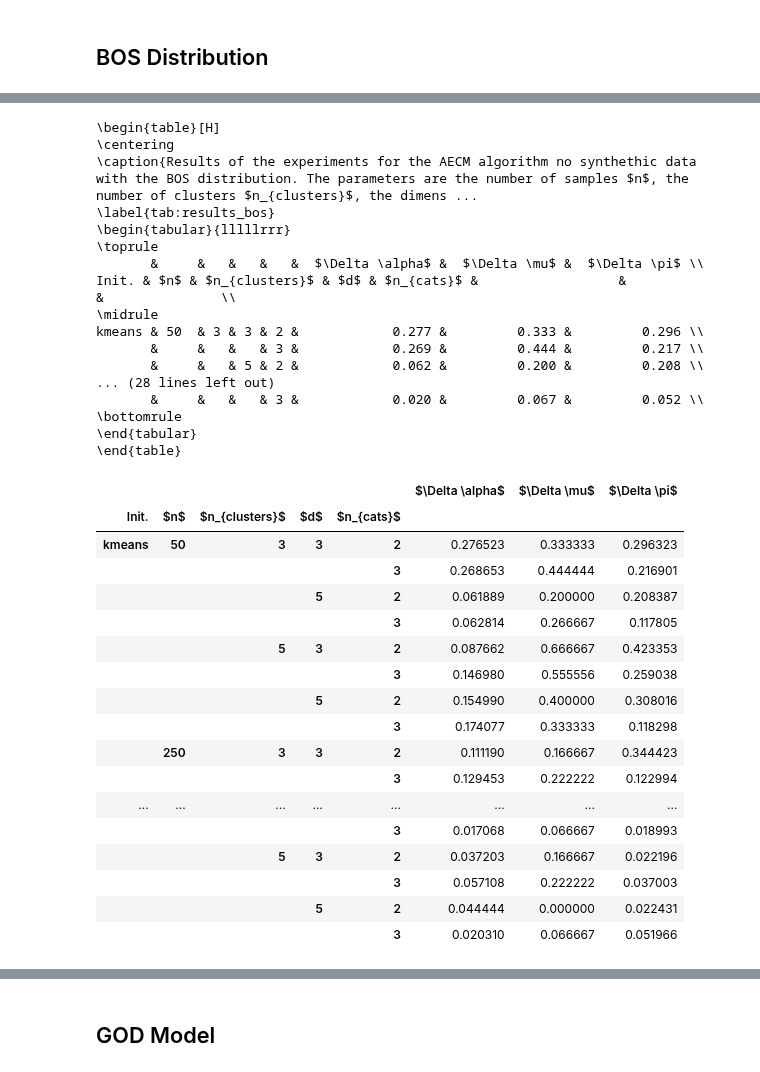
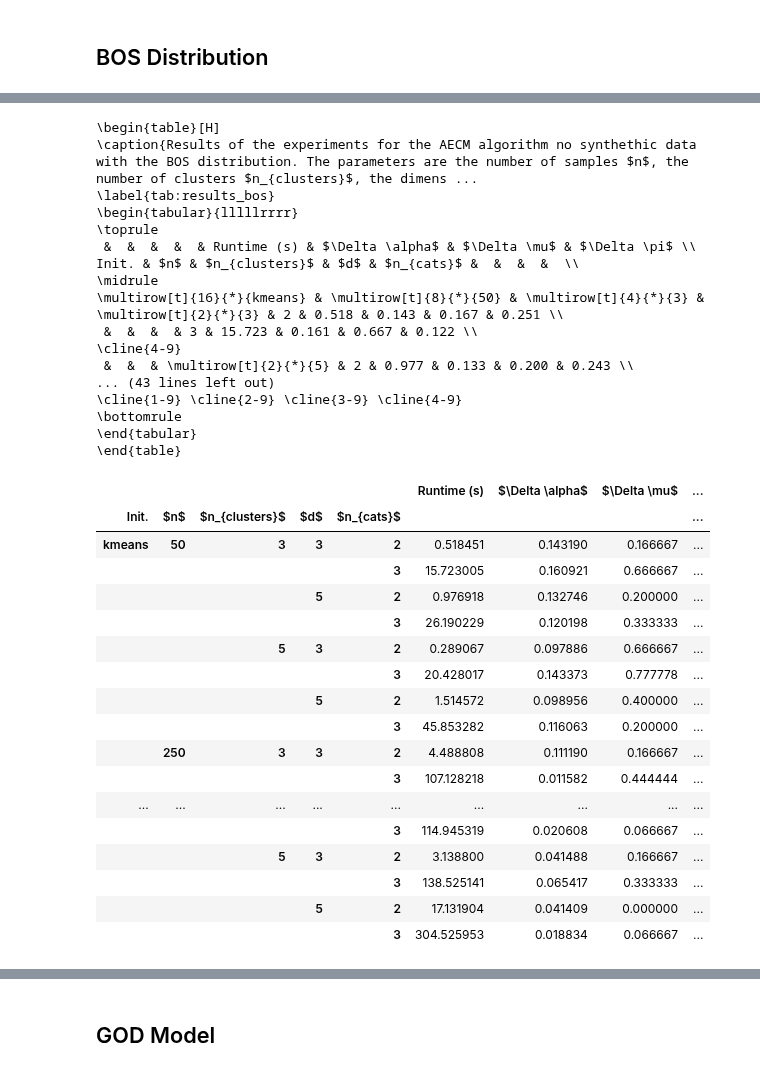
Before and after one commit to Thomick/Ordinal-data-clustering, a Jupyter notebook: notebooks/estimation.ipynb, the cells around one changed output, grey strips where cells are left out. Saved outputs shown, nothing was run; the diff lists cells and outputs as text; code cells hidden in the pictures.

```diff
--- a/notebooks/estimation.ipynb
+++ b/notebooks/estimation.ipynb
@@ -321,10 +324,11 @@ Estimated pi: [0.52400549 0.33470508 0.81344307]
 # %%
-# Experiments:
+import time
 from collections import defaultdict
 from src.utils import optimal_transport_matching
 
 ns = [250, 50]
 n_iter = 10
+eps = 1e-1
 
 n_clusters = [3, 5]
 d = [3, 5]
@@ -350,11 +354,13 @@ for n in ns:
                     true_alpha = np.random.random(nc)
                     true_alpha = true_alpha / np.sum(true_alpha)
 
-                    data = generate_data(n, dim, m, nc, true_alpha, true_mu, true_pi, 0)
+                    data = generate_data(n, dim, m, nc, true_alpha, true_mu, true_pi, seed=0)
 
-                    clustering = OrdinalClustering(nc, model="bos", init=init, n_iter=n_iter, eps=eps)
+                    start_time = time.time()
+                    clustering = OrdinalClustering(nc, model="bos", init=init, n_iter=n_iter, eps=eps, seed=0)
 
                     alpha_hat, mu_hat, pi_hat, ll_list = clustering.fit(data[0], m)
+                    run_time = time.time() - start_time
 
                     labels = clustering.labels_
                     ot_matching = optimal_transport_matching(labels, data[1], nc)
@@ -376,6 +382,7 @@ for n in ns:
                     scores["pi"].append(pi_hat)
                     scores["mu"].append(mu_hat)
                     scores["alpha"].append(alpha_hat)
+                    scores["run_time"].append(run_time)
                     scores["delta_alpha"].append(delta_alpha)
                     scores["delta_mu"].append(delta_mu)
                     scores["delta_pi"].append(delta_pi)
@@ -410,60 +417,61 @@ scores_short = scores.drop(["pi", "mu", "alpha", "ll"], axis=1)
 scores_short.columns = [
     "Init.",
     "$n$",
     "$n_{clusters}$",
     "$d$",
     "$n_{cats}$",
+    "Runtime (s)",
     rf"$\Delta \alpha$",
     rf"$\Delta \mu$",
     rf"$\Delta \pi$",
 ]
 scores_short = scores_short.groupby(["Init.", "$n$", "$n_{clusters}$", "$d$", "$n_{cats}$"]).mean()
 # scores_short = scores_short.transpose()
 
 caption = "Results of the experiments for the AECM algorithm no synthethic data with the BOS distribution. The parameters are the number of samples $n$, the number of clusters $n_{clusters}$, the dimension $d$ and the number of categories $n_{cats}$. The deltas are the average of the $L_1$ distances between the true and estimated parameters after applying optimal transport to find the correct clusters."
 
 print(scores_short.to_latex(caption=caption, float_format="%.3f",
                             label="tab:results_bos", escape=False,
                             position="H",
                             multicolumn_format="c",
                             ))
 scores_short
 # %% [output]
 \begin{table}[H]
-\centering
 \caption{Results of the experiments for the AECM algorithm no synthethic data with the BOS distribution. The parameters are the number of samples $n$, the number of clusters $n_{clusters}$, the dimens ...
 \label{tab:results_bos}
-\begin{tabular}{lllllrrr}
+\begin{tabular}{lllllrrrr}
 \toprule
-       &     &   &   &   &  $\Delta \alpha$ &  $\Delta \mu$ &  $\Delta \pi$ \\
-Init. & $n$ & $n_{clusters}$ & $d$ & $n_{cats}$ &                  &               &               \\
+ &  &  &  &  & Runtime (s) & $\Delta \alpha$ & $\Delta \mu$ & $\Delta \pi$ \\
+Init. & $n$ & $n_{clusters}$ & $d$ & $n_{cats}$ &  &  &  &  \\
 \midrule
-kmeans & 50  & 3 & 3 & 2 &            0.277 &         0.333 &         0.296 \\
-       &     &   &   & 3 &            0.269 &         0.444 &         0.217 \\
-       &     &   & 5 & 2 &            0.062 &         0.200 &         0.208 \\
-... (28 lines left out)
-       &     &   &   & 3 &            0.020 &         0.067 &         0.052 \\
+\multirow[t]{16}{*}{kmeans} & \multirow[t]{8}{*}{50} & \multirow[t]{4}{*}{3} & \multirow[t]{2}{*}{3} & 2 & 0.518 & 0.143 & 0.167 & 0.251 \\
+ &  &  &  & 3 & 15.723 & 0.161 & 0.667 & 0.122 \\
+\cline{4-9}
+ &  &  & \multirow[t]{2}{*}{5} & 2 & 0.977 & 0.133 & 0.200 & 0.243 \\
+... (43 lines left out)
+\cline{1-9} \cline{2-9} \cline{3-9} \cline{4-9}
 \bottomrule
 \end{tabular}
 \end{table}
-|  |  |  |  |  | $\Delta \alpha$ | $\Delta \mu$ | $\Delta \pi$ |
-| Init. | $n$ | $n_{clusters}$ | $d$ | $n_{cats}$ |  |  |  |
-| kmeans | 50 | 3 | 3 | 2 | 0.276523 | 0.333333 | 0.296323 |
-|  |  |  |  | 3 | 0.268653 | 0.444444 | 0.216901 |
-|  |  |  | 5 | 2 | 0.061889 | 0.200000 | 0.208387 |
-|  |  |  |  | 3 | 0.062814 | 0.266667 | 0.117805 |
-|  |  | 5 | 3 | 2 | 0.087662 | 0.666667 | 0.423353 |
-|  |  |  |  | 3 | 0.146980 | 0.555556 | 0.259038 |
-|  |  |  | 5 | 2 | 0.154990 | 0.400000 | 0.308016 |
-|  |  |  |  | 3 | 0.174077 | 0.333333 | 0.118298 |
-|  | 250 | 3 | 3 | 2 | 0.111190 | 0.166667 | 0.344423 |
-|  |  |  |  | 3 | 0.129453 | 0.222222 | 0.122994 |
-| ... | ... | ... | ... | ... | ... | ... | ... |
-|  |  |  |  | 3 | 0.017068 | 0.066667 | 0.018993 |
-|  |  | 5 | 3 | 2 | 0.037203 | 0.166667 | 0.022196 |
-|  |  |  |  | 3 | 0.057108 | 0.222222 | 0.037003 |
-|  |  |  | 5 | 2 | 0.044444 | 0.000000 | 0.022431 |
-|  |  |  |  | 3 | 0.020310 | 0.066667 | 0.051966 |
+|  |  |  |  |  | Runtime (s) | $\Delta \alpha$ | $\Delta \mu$ | ... |
+| Init. | $n$ | $n_{clusters}$ | $d$ | $n_{cats}$ |  |  |  | ... |
+| kmeans | 50 | 3 | 3 | 2 | 0.518451 | 0.143190 | 0.166667 | ... |
+|  |  |  |  | 3 | 15.723005 | 0.160921 | 0.666667 | ... |
+|  |  |  | 5 | 2 | 0.976918 | 0.132746 | 0.200000 | ... |
+|  |  |  |  | 3 | 26.190229 | 0.120198 | 0.333333 | ... |
+|  |  | 5 | 3 | 2 | 0.289067 | 0.097886 | 0.666667 | ... |
+|  |  |  |  | 3 | 20.428017 | 0.143373 | 0.777778 | ... |
+|  |  |  | 5 | 2 | 1.514572 | 0.098956 | 0.400000 | ... |
+|  |  |  |  | 3 | 45.853282 | 0.116063 | 0.200000 | ... |
+|  | 250 | 3 | 3 | 2 | 4.488808 | 0.111190 | 0.166667 | ... |
+|  |  |  |  | 3 | 107.128218 | 0.011582 | 0.444444 | ... |
+| ... | ... | ... | ... | ... | ... | ... | ... | ... |
+|  |  |  |  | 3 | 114.945319 | 0.020608 | 0.066667 | ... |
+|  |  | 5 | 3 | 2 | 3.138800 | 0.041488 | 0.166667 | ... |
+|  |  |  |  | 3 | 138.525141 | 0.065417 | 0.333333 | ... |
+|  |  |  | 5 | 2 | 17.131904 | 0.041409 | 0.000000 | ... |
+|  |  |  |  | 3 | 304.525953 | 0.018834 | 0.066667 | ... |
 # %%
 # Experiments:
 from collections import defaultdict
```
Also changed, not shown: parts of 21 cells of this notebook.
